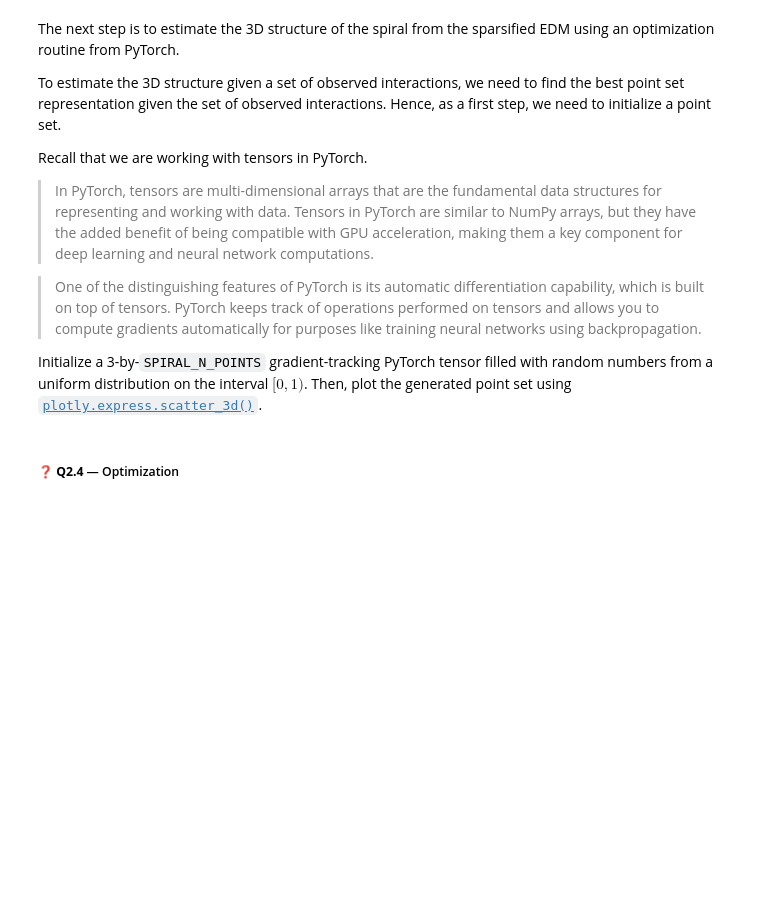
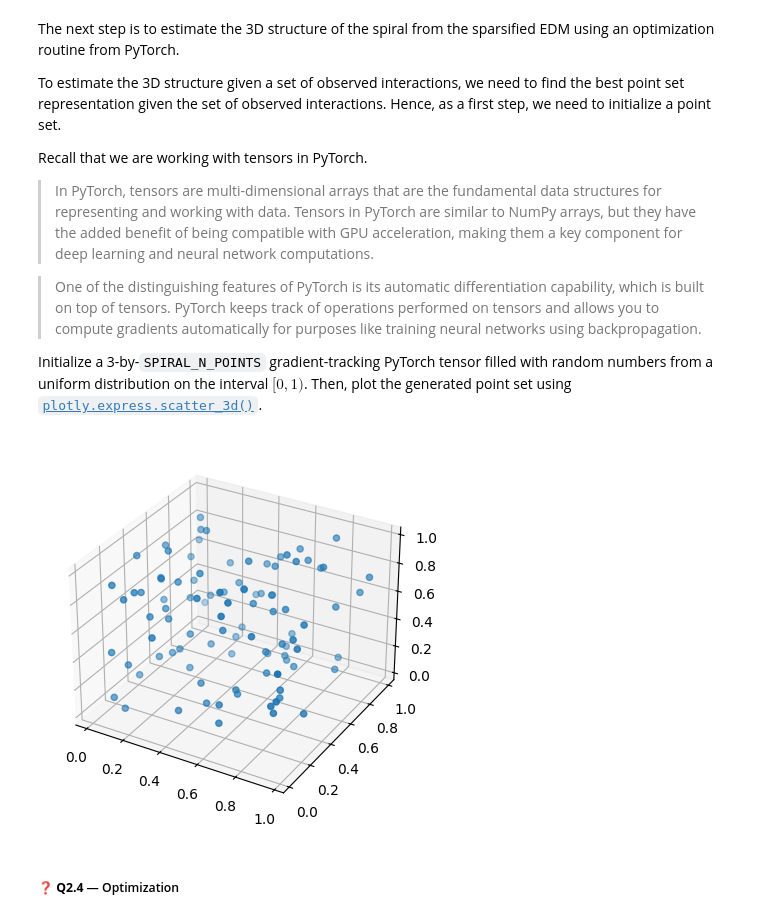
Before and after one commit to voges/amlg, a Jupyter notebook: notebooks/exercises/hic-analysis/hic-analysis-solution.ipynb, the cells around one changed output. Drawn from its saved outputs; the diff is of its cells as text; code cells hidden in the pictures; blank space fills up the shorter version.

```diff
--- a/notebooks/exercises/hic-analysis/hic-analysis-solution.ipynb
+++ b/notebooks/exercises/hic-analysis/hic-analysis-solution.ipynb
@@ -238,3 +228,8 @@ fig.show()
+# %%
+predicted_coord_mat_np = predicted_coord_mat.detach().numpy()
+scatter_3d(coord_mat=predicted_coord_mat_np)
+# %% [output]
+[figure, added]
 # %% [markdown]
 ##### ❓ **Q2.4** &mdash; Optimization
 # %% [markdown]
```
Also changed, not shown: parts of 10 cells of this notebook, 13 other files.
